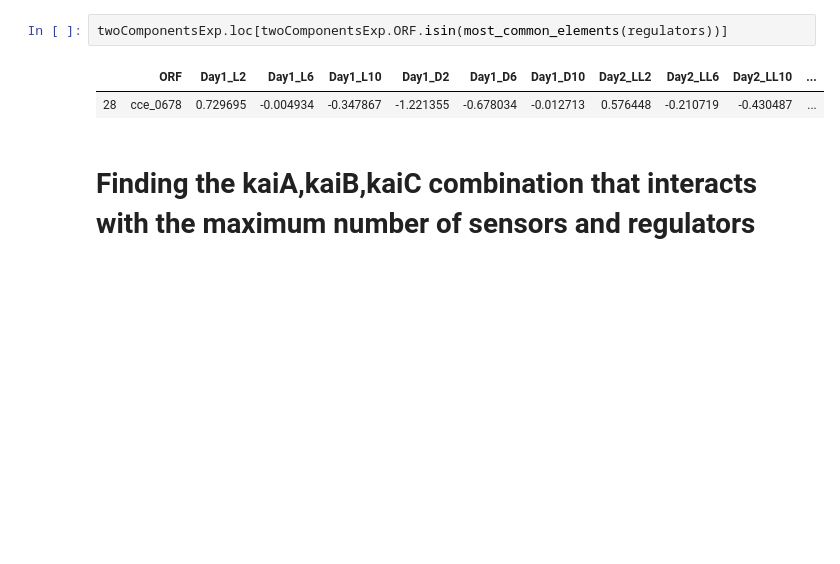
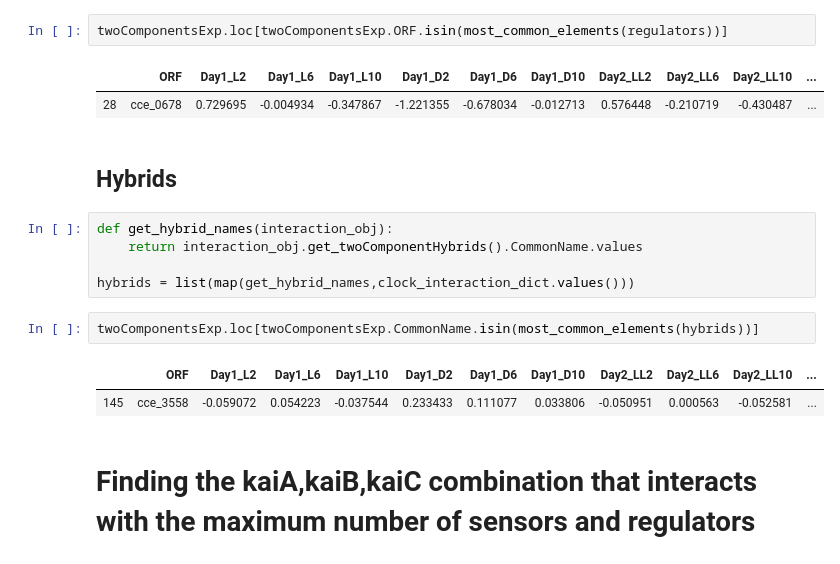
Before and after one commit to deeprob/Gene-Expression-Analysis-Pipeline, a Jupyter notebook: Microarray-Data-Analysis-386.ipynb, the cells around one changed output. Drawn from its saved outputs; the diff is of its cells as text; blank space fills up the shorter version.

```diff
--- a/Microarray-Data-Analysis-386.ipynb
+++ b/Microarray-Data-Analysis-386.ipynb
@@ -347,6 +379,18 @@ twoComponentsExp.loc[twoComponentsExp.ORF.isin(most_common_elements(regulators))
 # %% [output]
 |  | ORF | Day1_L2 | Day1_L6 | Day1_L10 | Day1_D2 | Day1_D6 | Day1_D10 | Day2_LL2 | Day2_LL6 | Day2_LL10 | ... |
 | 28 | cce_0678 | 0.729695 | -0.004934 | -0.347867 | -1.221355 | -0.678034 | -0.012713 | 0.576448 | -0.210719 | -0.430487 | ... |
+# %% [markdown]
+## Hybrids
+# %%
+def get_hybrid_names(interaction_obj):
+    return interaction_obj.get_twoComponentHybrids().CommonName.values
+
+hybrids = list(map(get_hybrid_names,clock_interaction_dict.values()))
+# %%
+twoComponentsExp.loc[twoComponentsExp.CommonName.isin(most_common_elements(hybrids))]
+# %% [output]
+|  | ORF | Day1_L2 | Day1_L6 | Day1_L10 | Day1_D2 | Day1_D6 | Day1_D10 | Day2_LL2 | Day2_LL6 | Day2_LL10 | ... |
+| 145 | cce_3558 | -0.059072 | 0.054223 | -0.037544 | 0.233433 | 0.111077 | 0.033806 | -0.050951 | 0.000563 | -0.052581 | ... |
 # %% [markdown]
 # Finding the kaiA,kaiB,kaiC combination that interacts with the maximum number of sensors and regulators
 # %%
```
Also changed, not shown: parts of 11 cells of this notebook, 16 other files.
